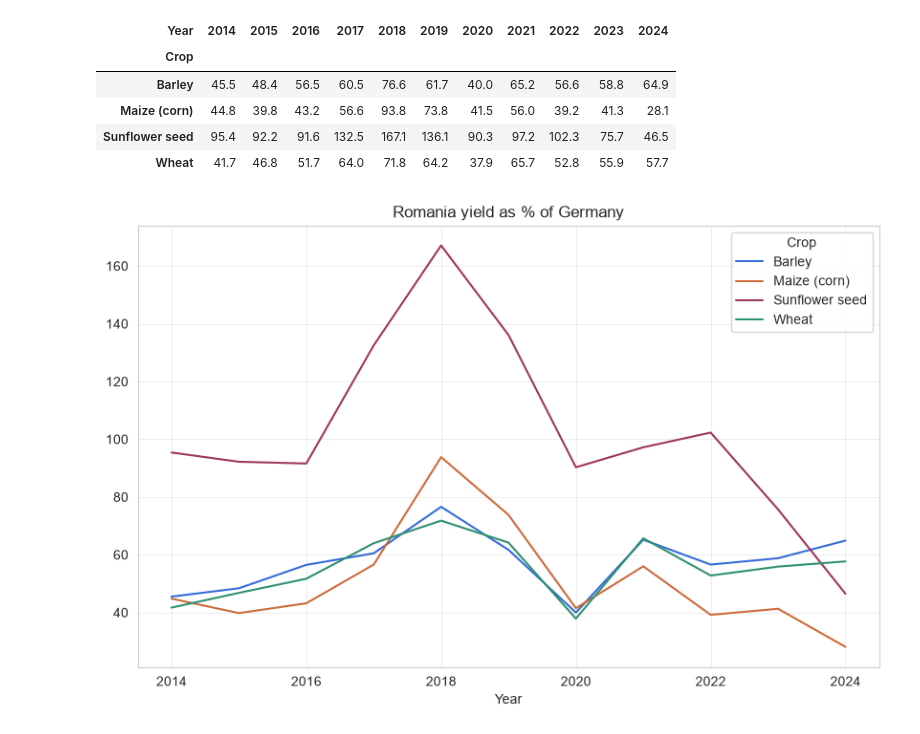
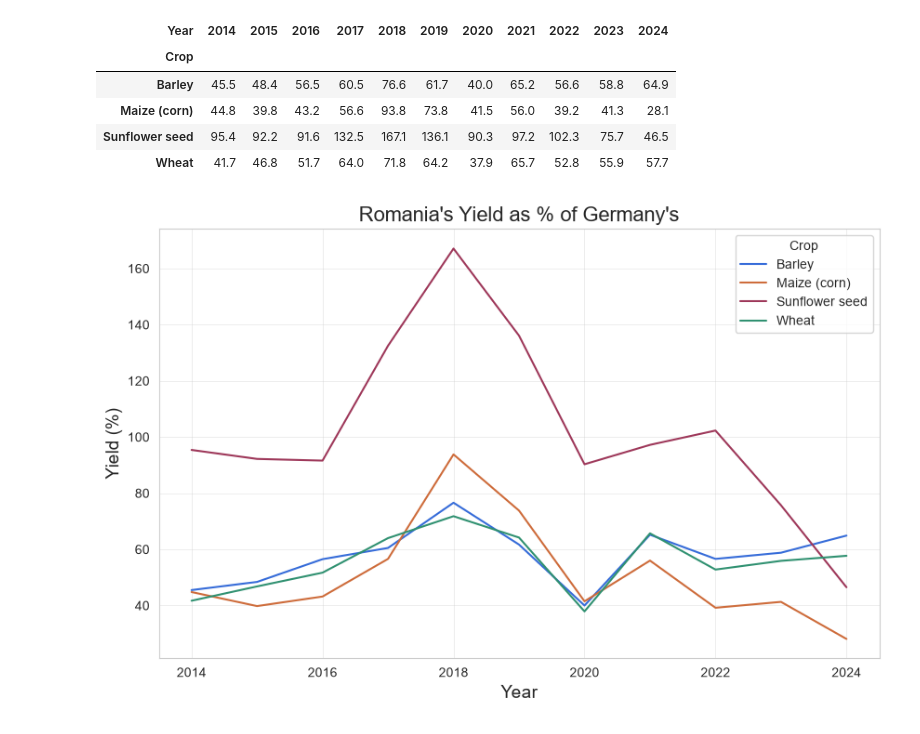
Before and after one commit to bogdan-ciobotaru/Romania-Crop-Yield-Gap, a Jupyter notebook: romania-crop-yield-gap.ipynb, the cells around one changed output. Drawn from its saved outputs; the diff is of its cells as text; code cells hidden in the pictures.

```diff
--- a/romania-crop-yield-gap.ipynb
+++ b/romania-crop-yield-gap.ipynb
@@ -193,7 +192,9 @@ romania_pct_of_germany
 | Wheat | 41.7 | 46.8 | 51.7 | 64.0 | 71.8 | 64.2 | 37.9 | 65.7 | 52.8 | 55.9 | 57.7 |
 # %%
 romania_pct_of_germany.T.plot(figsize=(10, 6))
-plt.title('Romania yield as % of Germany')
+plt.title("Romania's Yield as % of Germany's", fontsize=16)
+plt.ylabel('Yield (%)', fontsize=14)
+plt.xlabel('Year', fontsize=14)
 plt.show()
 # %% [output]
-[figure, old version]
+[figure, new version]
```
Also changed, not shown: parts of 10 cells of this notebook, 1 other file.
